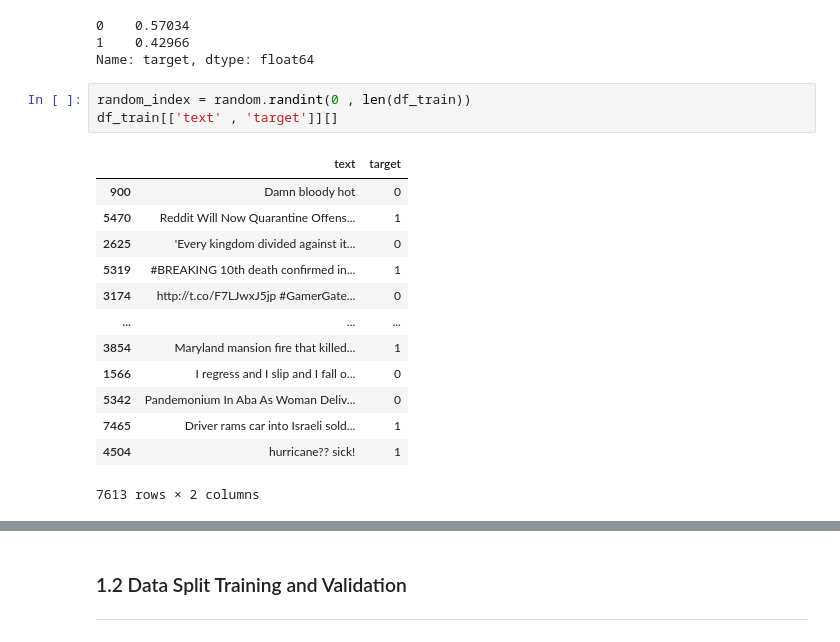
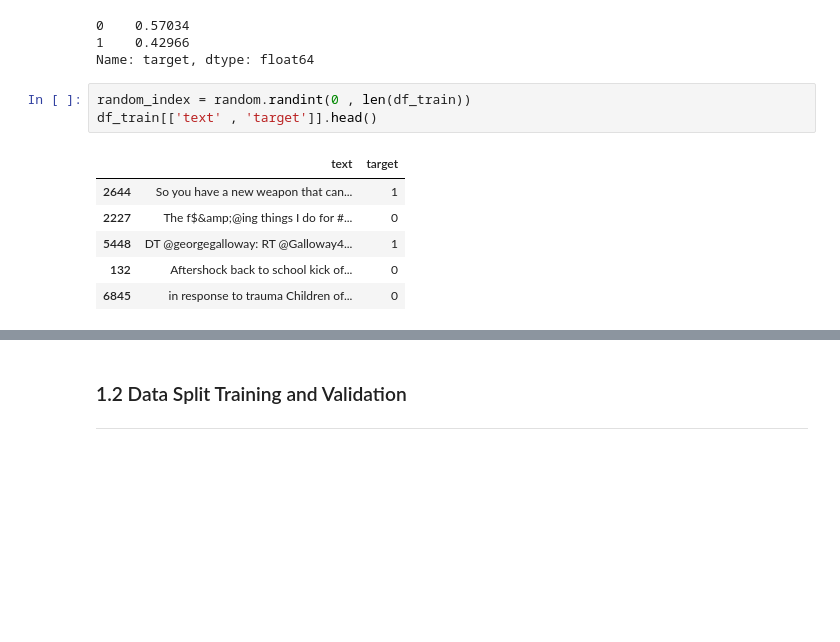
Before and after one commit to 86lekwenshiung/Neural-Network-with-Tensorflow, a Jupyter notebook: 07_Natural_Language_Processing_in_Tensorflow.ipynb, the cells around one changed output, grey strips where cells are left out. Saved outputs shown, nothing was run; the diff lists cells and outputs as text; blank space fills up the shorter version.

```diff
--- a/07_Natural_Language_Processing_in_Tensorflow.ipynb
+++ b/07_Natural_Language_Processing_in_Tensorflow.ipynb
@@ -121,21 +124,14 @@ df_train['target'].value_counts(normalize = True)
 Name: target, dtype: float64
 # %%
 random_index = random.randint(0 , len(df_train))
-df_train[['text' , 'target']][]
+df_train[['text' , 'target']].head()
 # %% [output]
 |  | text | target |
-| 900 | Damn bloody hot | 0 |
-| 5470 | Reddit Will Now Quarantine Offens... | 1 |
-| 2625 | 'Every kingdom divided against it... | 0 |
-| 5319 | #BREAKING 10th death confirmed in... | 1 |
-| 3174 | http://t.co/F7LJwxJ5jp #GamerGate... | 0 |
-| ... | ... | ... |
-| 3854 | Maryland mansion fire that killed... | 1 |
-| 1566 | I regress and I slip and I fall o... | 0 |
-| 5342 | Pandemonium In Aba As Woman Deliv... | 0 |
-| 7465 | Driver rams car into Israeli sold... | 1 |
-| 4504 | hurricane?? sick! | 1 |
+| 2644 | So you have a new weapon that can... | 1 |
+| 2227 | The f$&amp;@ing things I do for #... | 0 |
+| 5448 | DT @georgegalloway: RT @Galloway4... | 1 |
+| 132 | Aftershock back to school kick of... | 0 |
+| 6845 | in response to trauma Children of... | 0 |
-7613 rows × 2 columns
 # %%
 random_index = random.randint(0 , len(df_train))
 
```
Also changed, not shown: parts of 21 cells of this notebook.
